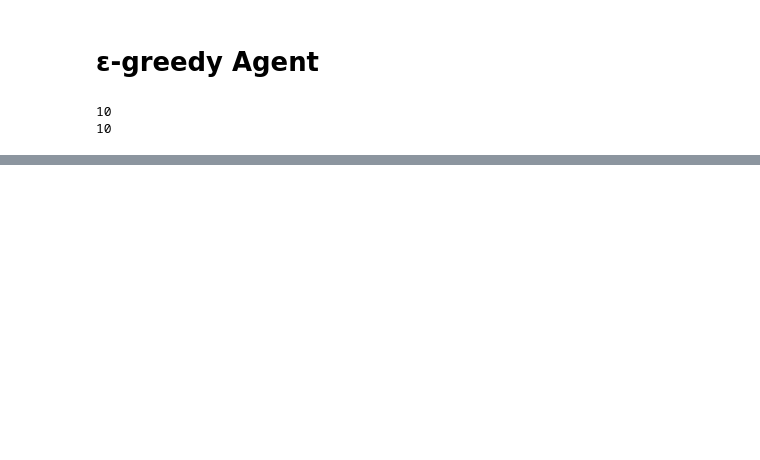
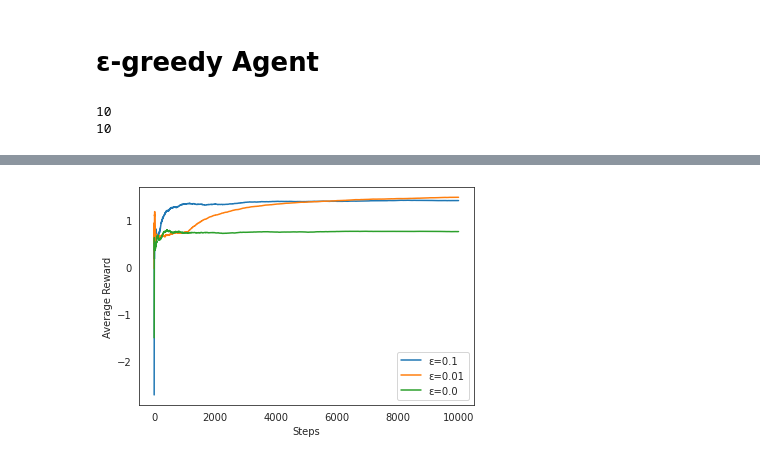
Before and after one commit to nhabbash/reinforcement-learning, a Jupyter notebook: MAB/bandits_algorithms.ipynb, the cells around one changed output, grey strips where cells are left out. Saved outputs shown, nothing was run; the diff lists cells and outputs as text; code cells hidden in the pictures; blank space fills up the shorter version.

```diff
--- a/MAB/bandits_algorithms.ipynb
+++ b/MAB/bandits_algorithms.ipynb
@@ -139,0 +142,15 @@ plt.show()
+# %%
+_, _, r1 = epsilon_greedy_agent(env, episodes=episodes, epsilon=0.1, initial=0.0)
+_, _, r2 = epsilon_greedy_agent(env, episodes=episodes, epsilon=0.01, initial=0.0)
+_, _, r3 = epsilon_greedy_agent(env, episodes=episodes, epsilon=0.0, initial=0.0)
+# %%
+
+for e in [(r1, 0.1), (r2, 0.01), (r3, 0.0)]:
+    cum_reward = np.cumsum(e[0])/(np.arange(episodes)+1)
+    plt.plot(cum_reward, label="ε={}".format(e[1]))
+plt.xlabel("Steps")
+plt.ylabel("Average Reward")
+plt.legend()
+plt.show()
+# %% [output]
+[figure, added]
```
Also changed, not shown: parts of 23 cells of this notebook, 1 other file.
